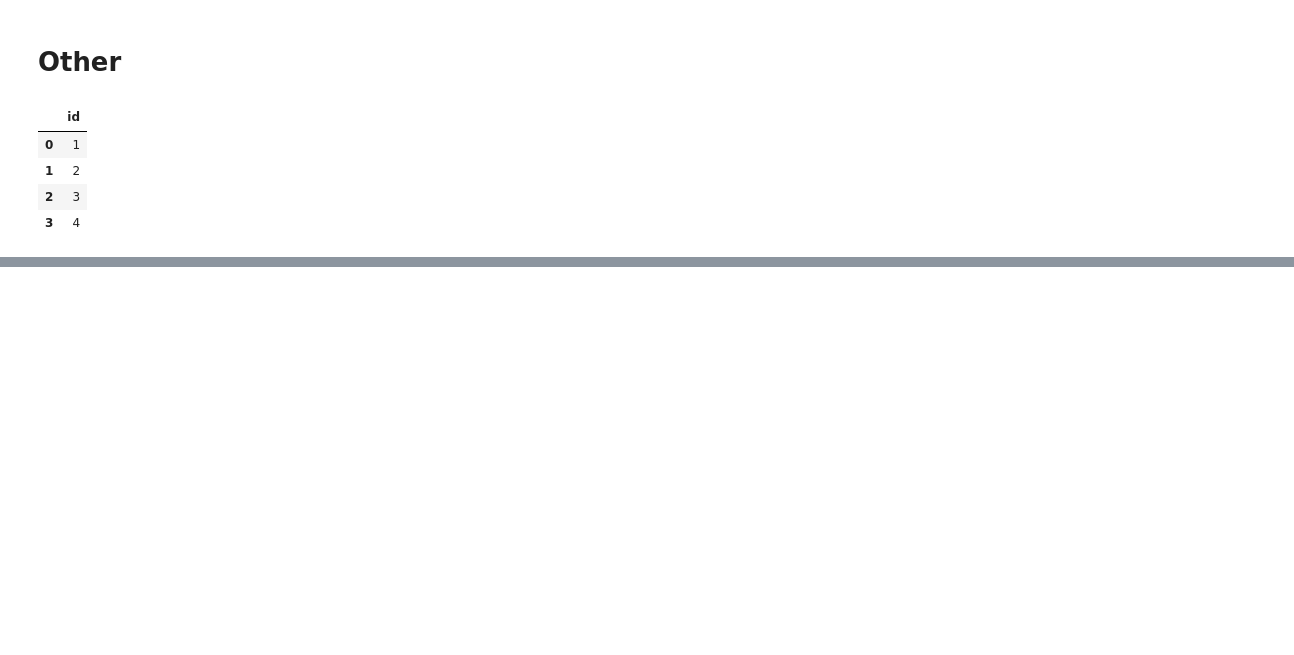
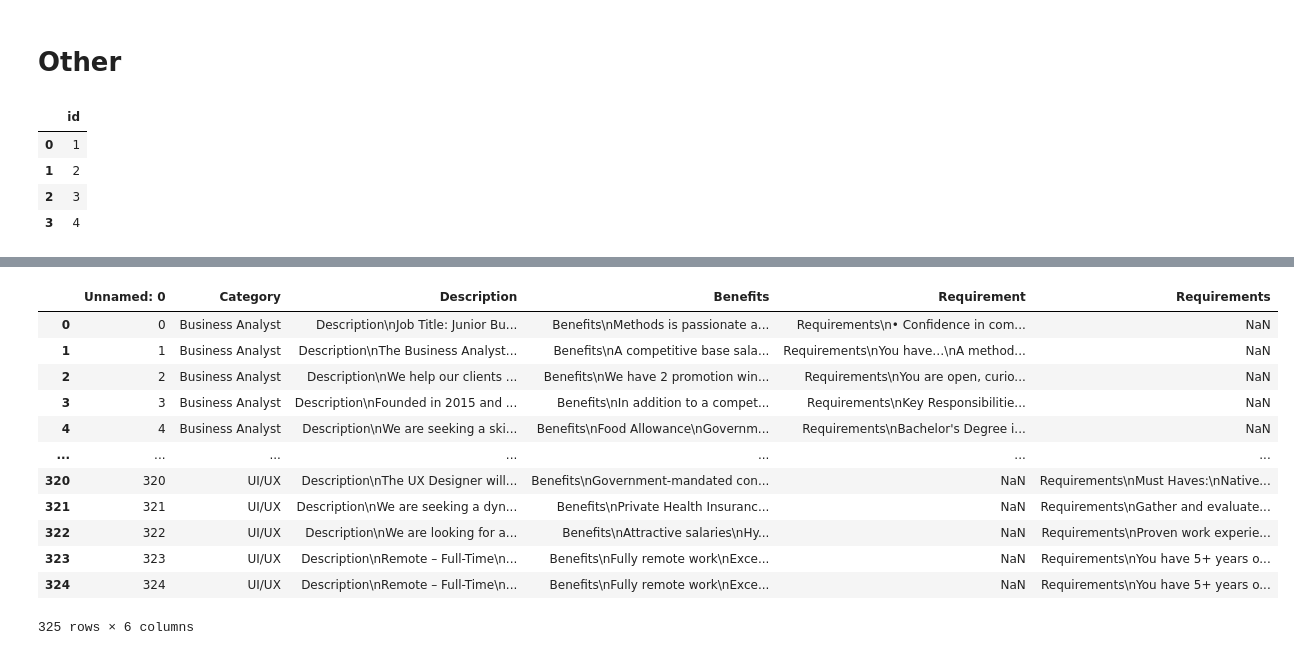
Before and after one commit to MarianSlassi/job_posting, a Jupyter notebook: notebooks/base_n.ipynb, the cells around one changed output, grey strips where cells are left out. Cells and saved outputs as stored; diff of their text form; code cells hidden in the pictures; blank space fills up the shorter version.

```diff
--- a/notebooks/base_n.ipynb
+++ b/notebooks/base_n.ipynb
@@ -283,0 +411,18 @@ df1["value"] = df1["id"].map(df2.set_index("id")["value"])
+# %%
+jobs = pd.read_csv('../data/01_raw/job_description.csv')
+# %%
+jobs
+# %% [output]
+|  | Unnamed: 0 | Category | Description | Benefits | Requirement | Requirements |
+| 0 | 0 | Business Analyst | Description\nJob Title: Junior Bu... | Benefits\nMethods is passionate a... | Requirements\n• Confidence in com... | NaN |
+| 1 | 1 | Business Analyst | Description\nThe Business Analyst... | Benefits\nA competitive base sala... | Requirements\nYou have…\nA method... | NaN |
+| 2 | 2 | Business Analyst | Description\nWe help our clients ... | Benefits\nWe have 2 promotion win... | Requirements\nYou are open, curio... | NaN |
+| 3 | 3 | Business Analyst | Description\nFounded in 2015 and ... | Benefits\nIn addition to a compet... | Requirements\nKey Responsibilitie... | NaN |
+| 4 | 4 | Business Analyst | Description\nWe are seeking a ski... | Benefits\nFood Allowance\nGovernm... | Requirements\nBachelor's Degree i... | NaN |
+| ... | ... | ... | ... | ... | ... | ... |
+| 320 | 320 | UI/UX | Description\nThe UX Designer will... | Benefits\nGovernment-mandated con... | NaN | Requirements\nMust Haves:\nNative... |
+| 321 | 321 | UI/UX | Description\nWe are seeking a dyn... | Benefits\nPrivate Health Insuranc... | NaN | Requirements\nGather and evaluate... |
+| 322 | 322 | UI/UX | Description\nWe are looking for a... | Benefits\nAttractive salaries\nHy... | NaN | Requirements\nProven work experie... |
+| 323 | 323 | UI/UX | Description\nRemote – Full-Time\n... | Benefits\nFully remote work\nExce... | NaN | Requirements\nYou have 5+ years o... |
+| 324 | 324 | UI/UX | Description\nRemote – Full-Time\n... | Benefits\nFully remote work\nExce... | NaN | Requirements\nYou have 5+ years o... |
+325 rows × 6 columns
```
Also changed, not shown: parts of 23 cells of this notebook, 1 other file.
